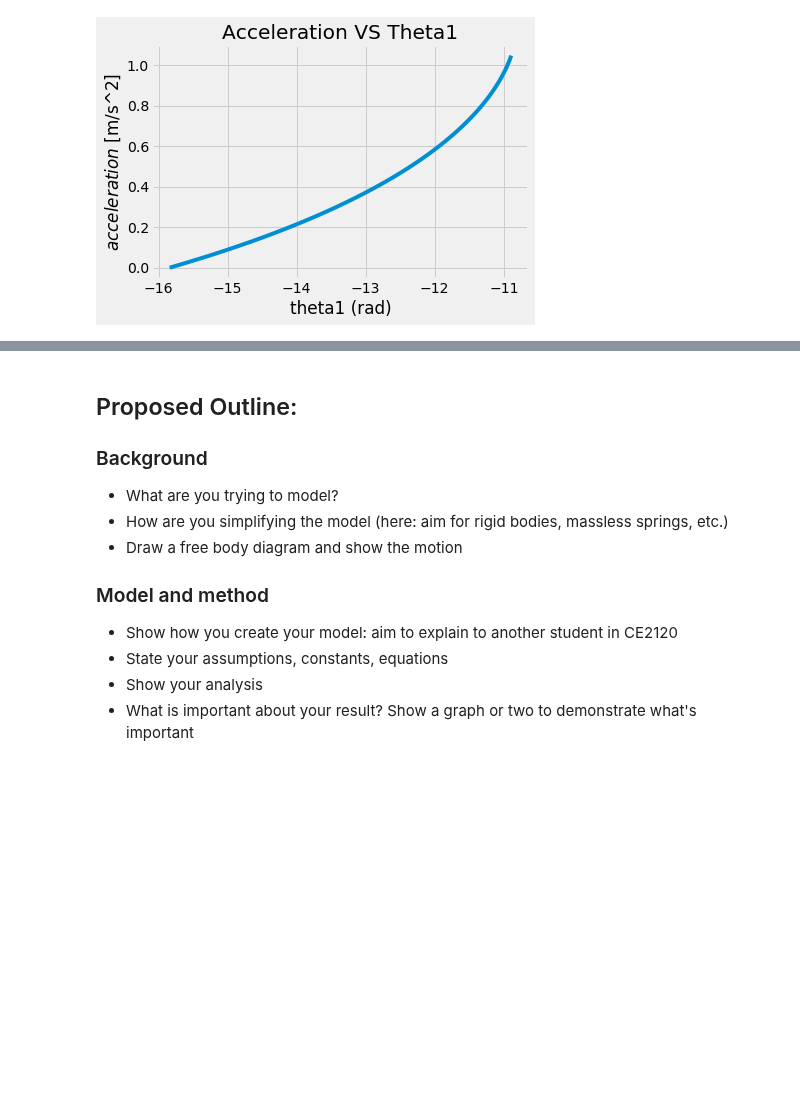
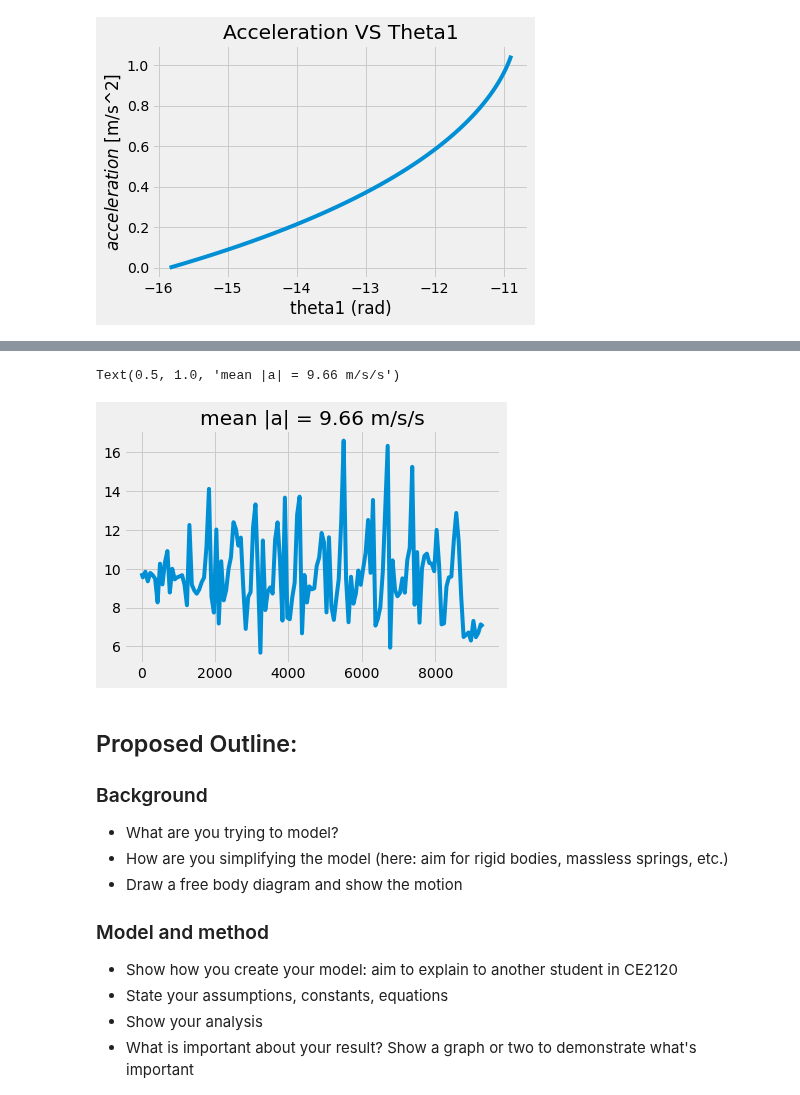
Before and after one commit to cooperrc/engineering-dynamics, a Jupyter notebook: M05_submissions/ce2120 project cook.ipynb, the cells around one changed output, grey strips where cells are left out. Saved outputs shown, nothing was run; the diff lists cells and outputs as text; code cells hidden in the pictures; blank space fills up the shorter version.

```diff
--- a/M05_submissions/ce2120 project cook.ipynb
+++ b/M05_submissions/ce2120 project cook.ipynb
@@ -287,3 +310,11 @@ NameError: name 'relative_time' is not defined
+# %%
+mag_a = np.sqrt(np.sum(accel_data[:, 1:3]**2, axis = 1))
+
+plt.plot(accel_data[:,0], mag_a)
+plt.title('mean |a| = {:1.2f} m/s/s'.format(mag_a.mean()))
+# %% [output]
+Text(0.5, 1.0, 'mean |a| = 9.66 m/s/s')
+[figure, added]
 # %% [markdown]
 ## Proposed Outline:
 
```
Also changed, not shown: parts of 5 cells of this notebook, 2 other files.
